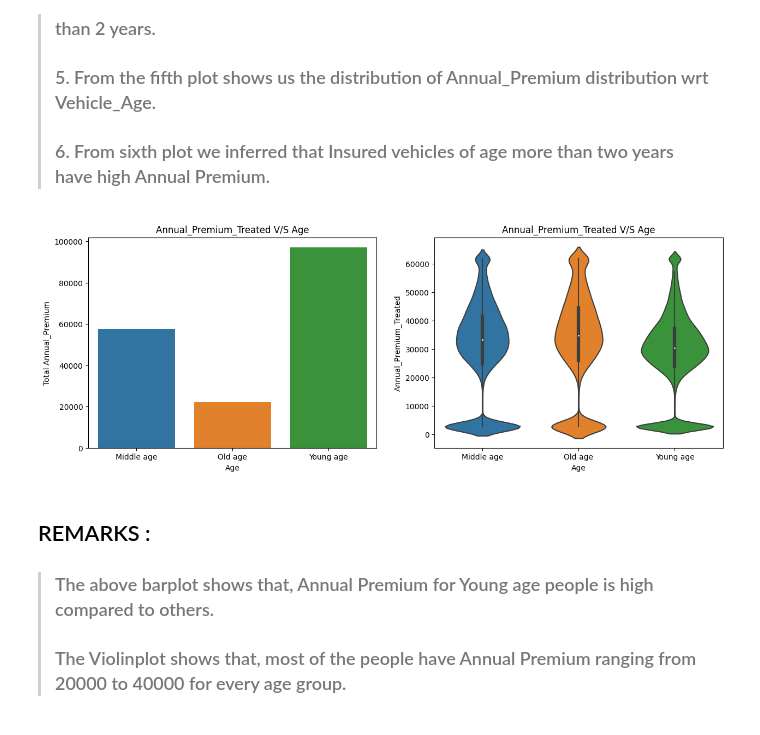
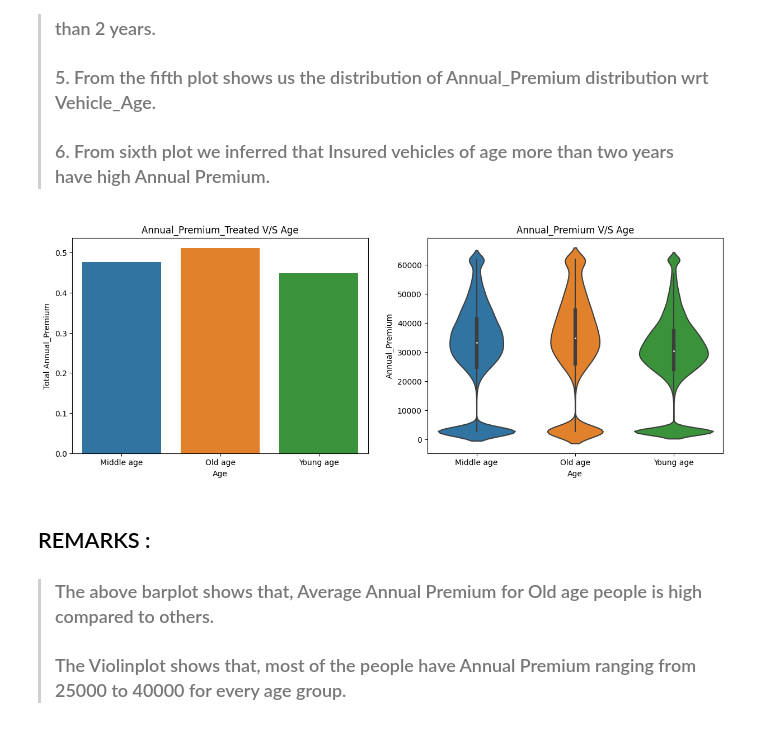
Before and after one commit to diptiranjan1998/Health-Insurance-Cross-Sell-Prediction, a Jupyter notebook: Health_Insurance_Cross_Sell_Prediction.ipynb, the cells around one changed output. Drawn from its saved outputs; the diff is of its cells as text; code cells hidden in the pictures.

```diff
--- a/Health_Insurance_Cross_Sell_Prediction.ipynb
+++ b/Health_Insurance_Cross_Sell_Prediction.ipynb
@@ -512,21 +512,21 @@ plt.show()
 # %%
 # Checking Annual_Premium vs Age.
 fig, ax = plt.subplots(1,2, figsize=(15,5))
 
-sns.barplot(ax= ax[0], y= df.groupby('Age_categorized')['Annual_Premium_Treated'].sum(),
-            x= df.groupby('Age_categorized')['Annual_Premium_Treated'].sum().index)
+sns.barplot(ax= ax[0], y= df.groupby('Age_categorized')['Annual_Premium_Treated'].mean(),
+            x= df.groupby('Age_categorized')['Annual_Premium_Treated'].mean().index)
 ax[0].set_xlabel(xlabel = 'Age')
 ax[0].set_ylabel(ylabel = 'Total Annual_Premium')
 ax[0].set_title('Annual_Premium_Treated V/S Age')
 
 sns.violinplot(ax = ax[1], y = df.Annual_Premium, x = df.Age_categorized)
 ax[1].set_xlabel(xlabel = 'Age')
-ax[1].set_ylabel(ylabel = 'Annual_Premium_Treated')
-ax[1].set_title('Annual_Premium_Treated V/S Age')
+ax[1].set_ylabel(ylabel = 'Annual_Premium')
+ax[1].set_title('Annual_Premium V/S Age')
 plt.subplots_adjust(wspace= 0.2)
 # %% [output]
-[figure, old version]
+[figure, new version]
 # %% [markdown]
 ## REMARKS :
->### The above barplot shows that, Annual Premium for Young age people is high compared to others.
->### The Violinplot shows that, most of the people have Annual Premium ranging from 20000 to 40000 for every age group.
+>### The above barplot shows that, Average Annual Premium for Old age people is high compared to others.
+>### The Violinplot shows that, most of the people have Annual Premium ranging from 25000 to 40000 for every age group.
```
Also changed, not shown: parts of 12 cells of this notebook.
